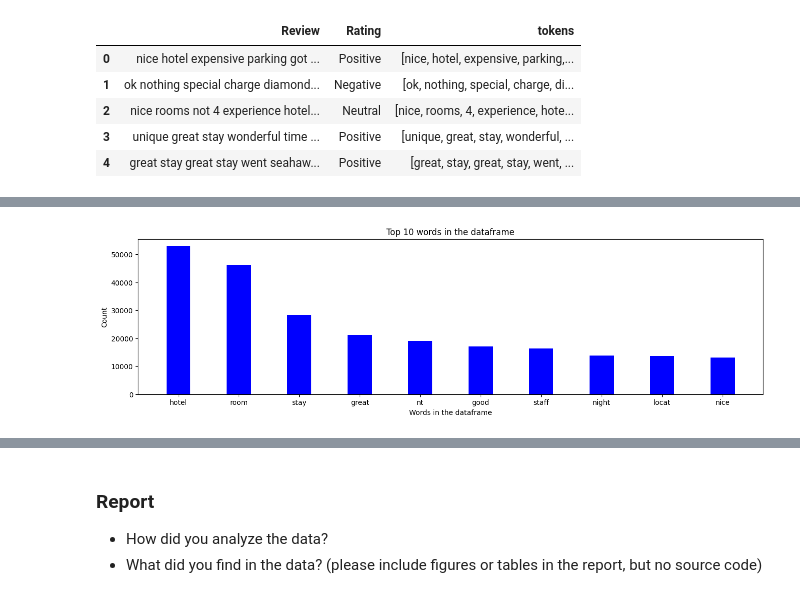
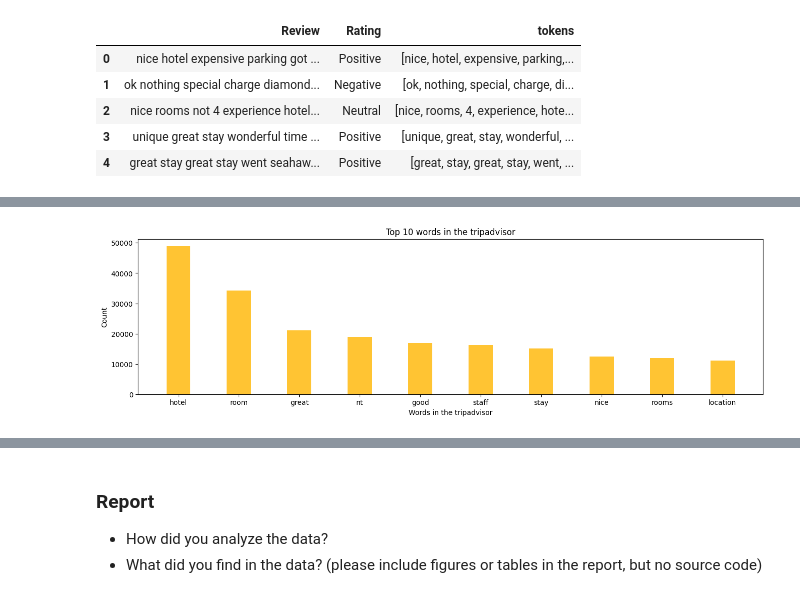
Before and after one commit to Tonry12/data_science_bootcamp_8_tonnaw, a Jupyter notebook: Project1_66_Bigdata.ipynb, the cells around one changed output, grey strips where cells are left out. Drawn from its saved outputs; the diff is of its cells as text; code cells hidden in the pictures.

```diff
--- a/Project1_66_Bigdata.ipynb
+++ b/Project1_66_Bigdata.ipynb
@@ -162,11 +175,3 @@ tripadvisor.head()
 | 2 | nice rooms not 4 experience hotel... | Neutral | [nice, rooms, 4, experience, hote... |
 | 3 | unique great stay wonderful time ... | Positive | [unique, great, stay, wonderful, ... |
 | 4 | great stay great stay went seahaw... | Positive | [great, stay, great, stay, went, ... |
-# %%
-#Stemming
-porter_stemmer = PorterStemmer()
-def stemming(tripadvisor):
-    stem_tripadvisor = [porter_stemmer.stem(word) for word in tripadvisor]
-    return stem_tripadvisor
-tripadvisor['stem']=tripadvisor['tokens'].apply(lambda x: stemming(x))
-tripadvisor.head()
@@ -180,10 +177,0 @@ tripadvisor.head()
-# %%
-#Lemmatization
-nltk.download('wordnet')
-nltk.download('punkt')
-wordnet_lemmatizer = WordNetLemmatizer()
-def lemmatizer(tripadvisor):
-    lemm_text = [wordnet_lemmatizer.lemmatize(word) for word in tripadvisor]
-    return lemm_text
-tripadvisor['lemmatize']=tripadvisor['stem'].apply(lambda x:lemmatizer(x))
-tripadvisor.head()
@@ -248,22 +210,22 @@ freq.plot(20, cumulative=False)    #เพื่อดูแต่ละคำ
 # %%
 #Statistical Analysis
 freq = {}
-for i in tripadvisor['lemmatize']:
+for i in tripadvisor['tokens']:
     for j in i:
         if j not in freq:
             freq[j] = 1
         else:
             freq[j] += 1
 list(freq.items())[:25]
 freq_df=pd.DataFrame(sorted(freq.items(),key=lambda x:x[1],reverse=True))
 f1=freq_df[0][:10]
 f2=freq_df[1][:10]
 plt.figure(1,figsize=(16,4))
-plt.bar(f1,f2,color ='blue',width = 0.4)
-plt.xlabel("Words in the dataframe")
+plt.bar(f1,f2,color ='#FFC433',width = 0.4)
+plt.xlabel("Words in the tripadvisor")
 plt.ylabel("Count")
-plt.title("Top 10 words in the dataframe")
+plt.title("Top 10 words in the tripadvisor")
 plt.savefig("wordfrequency.png")
 plt.show()
 # %% [output]
-[figure, old version]
+[figure, new version]
```
Also changed, not shown: parts of 14 cells of this notebook.
